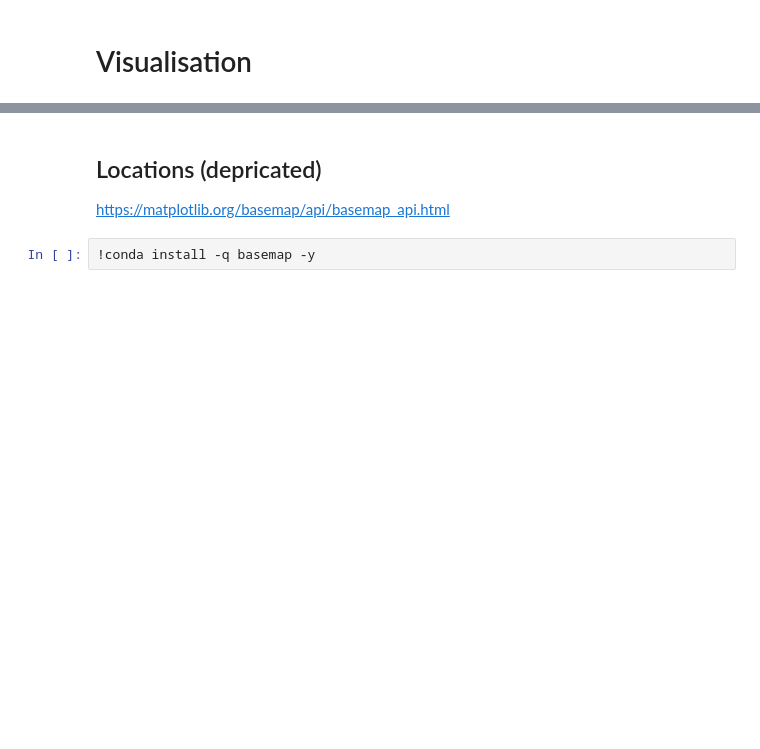
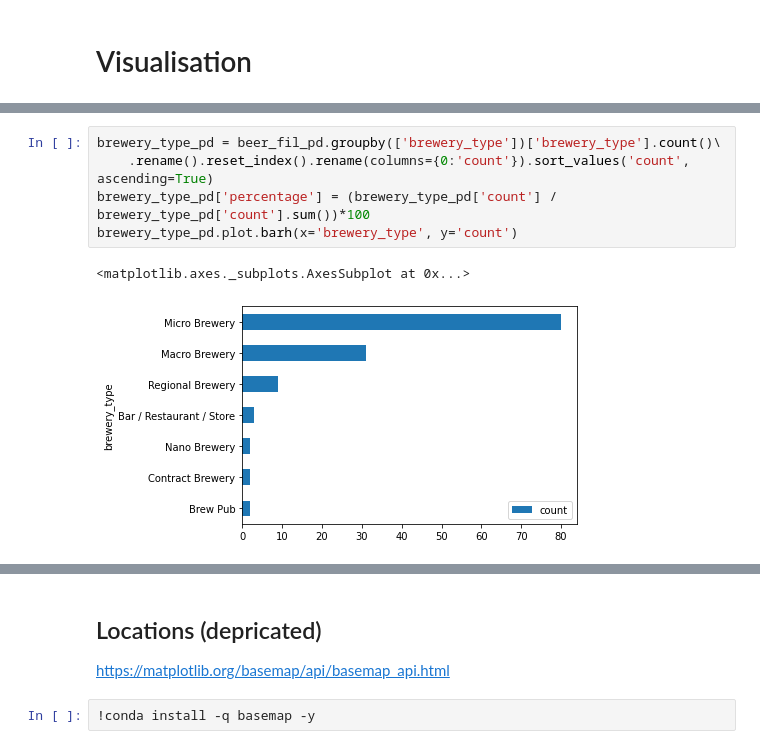
Before and after one commit to vanderGoes/beerclub, a Jupyter notebook: Beer Club - Visualize.ipynb, the cells around one changed output, grey strips where cells are left out. Drawn from its saved outputs; the diff is of its cells as text; blank space fills up the shorter version.

```diff
--- a/Beer Club - Visualize.ipynb
+++ b/Beer Club - Visualize.ipynb
@@ -25,0 +44,8 @@ brewery_pd[brewery_pd['count'] > 1].plot.barh(x='brewery_name', y='count')
+# %%
+brewery_type_pd = beer_fil_pd.groupby(['brewery_type'])['brewery_type'].count()\
+    .rename().reset_index().rename(columns={0:'count'}).sort_values('count', ascending=True)
+brewery_type_pd['percentage'] = (brewery_type_pd['count'] / brewery_type_pd['count'].sum())*100
+brewery_type_pd.plot.barh(x='brewery_type', y='count')
+# %% [output]
+<matplotlib.axes._subplots.AxesSubplot at 0x...>
+[figure, added]
```
Also changed, not shown: parts of 16 cells of this notebook.
